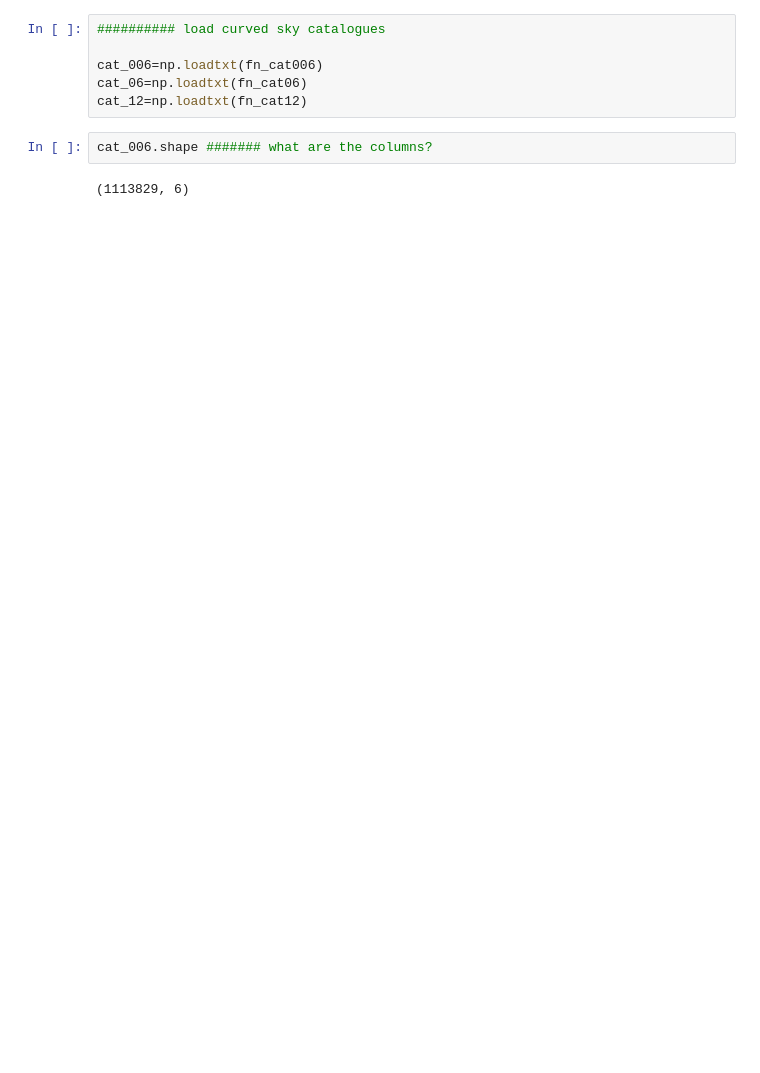
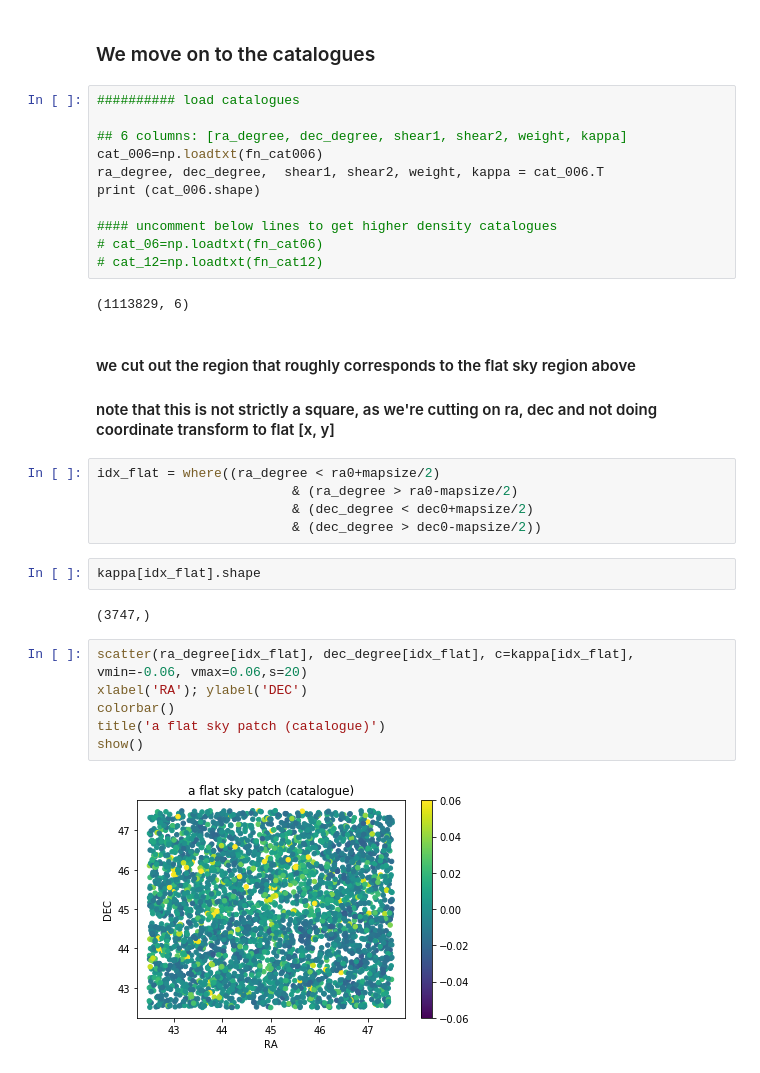
Before and after one commit to LSSTDESC/HOS-Y1-prep, a Jupyter notebook: hack_flat2curved.ipynb, the cells around one changed output. Saved outputs shown, nothing was run; the diff lists cells and outputs as text; blank space fills up the shorter version.

```diff
--- a/hack_flat2curved.ipynb
+++ b/hack_flat2curved.ipynb
@@ -61,10 +81,35 @@ show()
+# %% [markdown]
+### We move on to the catalogues
 # %%
-########## load curved sky catalogues
+########## load catalogues
 
+## 6 columns: [ra_degree, dec_degree, shear1, shear2, weight, kappa]
 cat_006=np.loadtxt(fn_cat006)
-cat_06=np.loadtxt(fn_cat06)
-cat_12=np.loadtxt(fn_cat12)
+ra_degree, dec_degree,  shear1, shear2, weight, kappa = cat_006.T
+print (cat_006.shape)
+
+#### uncomment below lines to get higher density catalogues
+# cat_06=np.loadtxt(fn_cat06)
+# cat_12=np.loadtxt(fn_cat12)
+# %% [output]
+(1113829, 6)
-# %%
-cat_006.shape ####### what are the columns?
-# %% [output]
-(1113829, 6)
+# %% [markdown]
+#### we cut out the region that roughly corresponds to the flat sky region above
+#### note that this is not strictly a square, as we're cutting on ra, dec and not doing coordinate transform to flat [x, y]
+# %%
+idx_flat = where((ra_degree < ra0+mapsize/2)
+                         & (ra_degree > ra0-mapsize/2)
+                         & (dec_degree < dec0+mapsize/2)
+                         & (dec_degree > dec0-mapsize/2))
+# %%
+kappa[idx_flat].shape
+# %% [output]
+(3747,)
+# %%
+scatter(ra_degree[idx_flat], dec_degree[idx_flat], c=kappa[idx_flat], vmin=-0.06, vmax=0.06,s=20)
+xlabel('RA'); ylabel('DEC')
+colorbar()
+title('a flat sky patch (catalogue)')
+show()
+# %% [output]
+[figure, added]
```
Also changed, not shown: parts of 9 cells of this notebook, 1 other file.
